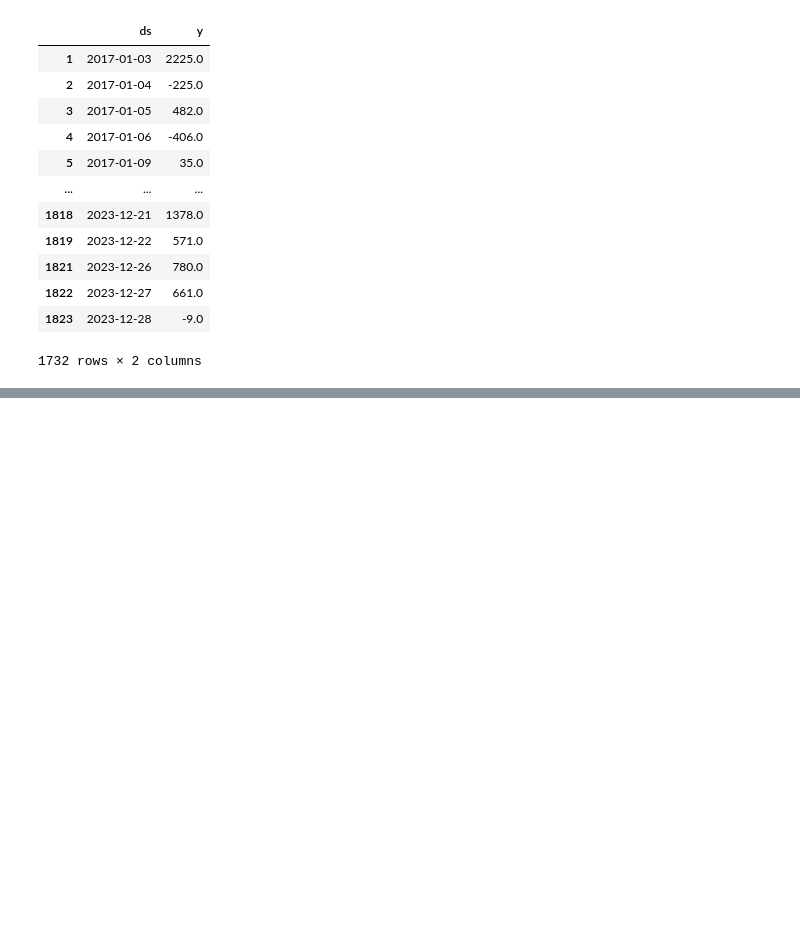
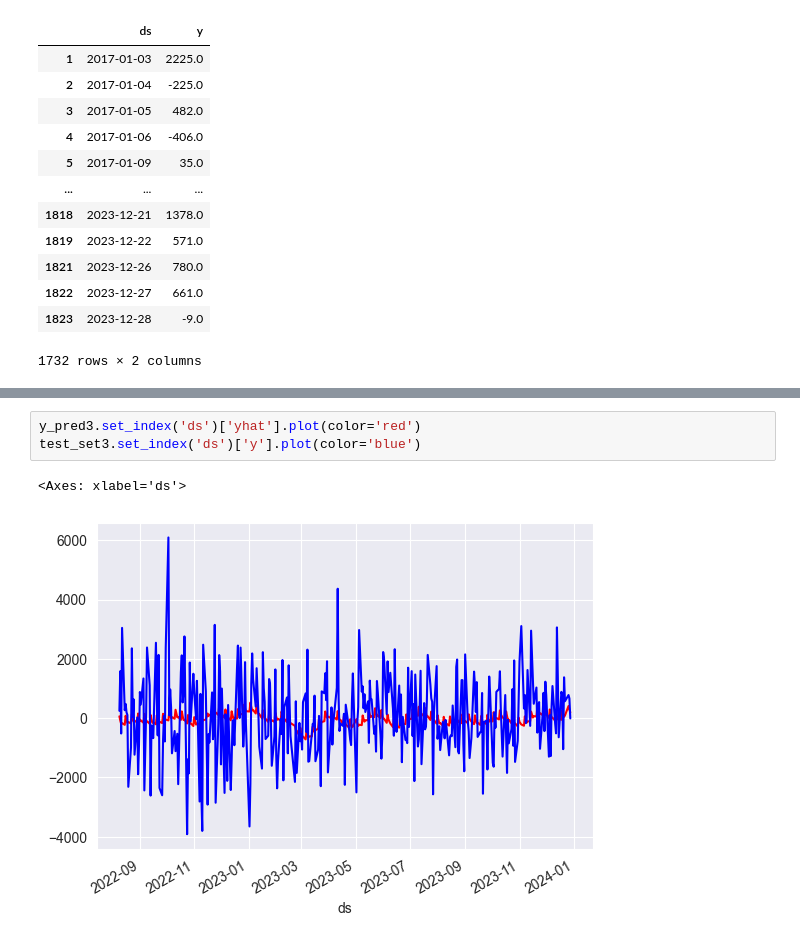
Before and after one commit to victorlamana/PosTech_DataAnalytics-Main, a Jupyter notebook: FASE2/TECH-CHALLENGE/ProphetModel.ipynb, the cells around one changed output, grey strips where cells are left out. Cells and saved outputs as stored; diff of their text form; blank space fills up the shorter version.

```diff
--- a/FASE2/TECH-CHALLENGE/ProphetModel.ipynb
+++ b/FASE2/TECH-CHALLENGE/ProphetModel.ipynb
@@ -345,0 +390,6 @@ df_estacfim
+# %%
+y_pred3.set_index('ds')['yhat'].plot(color='red')
+test_set3.set_index('ds')['y'].plot(color='blue')
+# %% [output]
+<Axes: xlabel='ds'>
+[figure, added]
```
Also changed, not shown: parts of 4 cells of this notebook.
